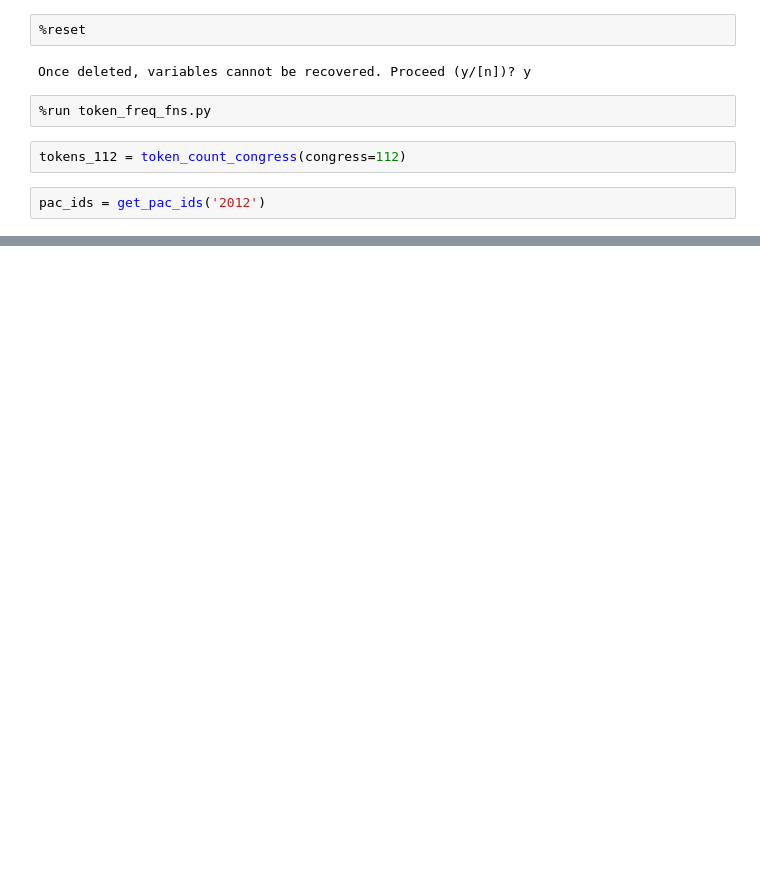
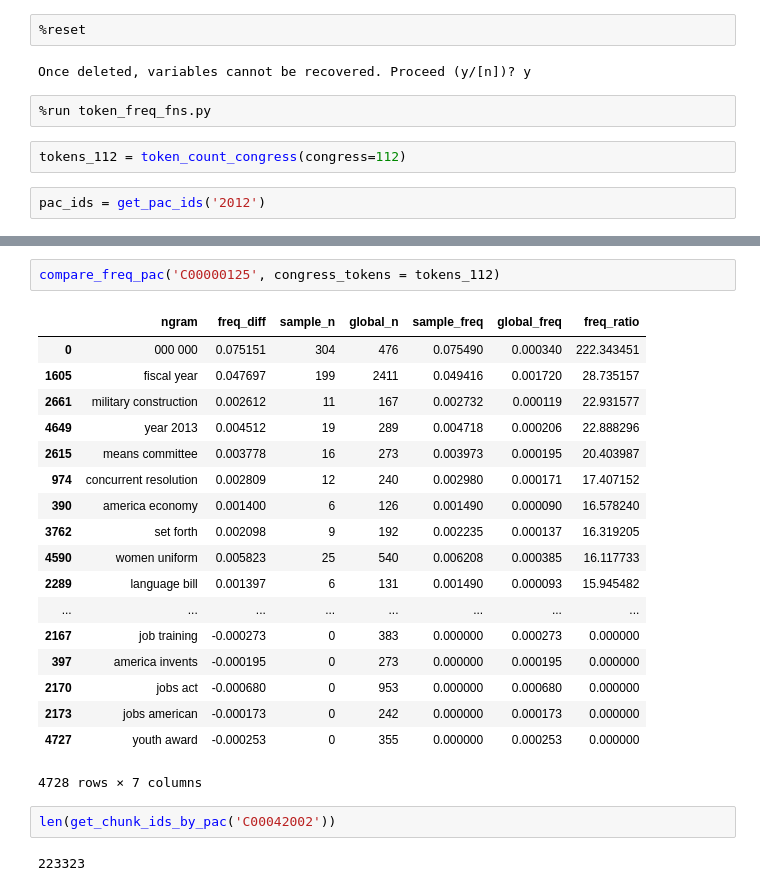
Before and after one commit to swiftsam/KeywordInfluence, a Jupyter notebook: reports/save web data.ipynb, the cells around one changed output, grey strips where cells are left out. Drawn from its saved outputs; the diff is of its cells as text; blank space fills up the shorter version.

```diff
--- a/reports/save web data.ipynb
+++ b/reports/save web data.ipynb
@@ -34,0 +69,25 @@ pac_ids[:10]
+# %%
+compare_freq_pac('C00000125', congress_tokens = tokens_112)
+# %% [output]
+|  | ngram | freq_diff | sample_n | global_n | sample_freq | global_freq | freq_ratio |
+| 0 | 000 000 | 0.075151 | 304 | 476 | 0.075490 | 0.000340 | 222.343451 |
+| 1605 | fiscal year | 0.047697 | 199 | 2411 | 0.049416 | 0.001720 | 28.735157 |
+| 2661 | military construction | 0.002612 | 11 | 167 | 0.002732 | 0.000119 | 22.931577 |
+| 4649 | year 2013 | 0.004512 | 19 | 289 | 0.004718 | 0.000206 | 22.888296 |
+| 2615 | means committee | 0.003778 | 16 | 273 | 0.003973 | 0.000195 | 20.403987 |
+| 974 | concurrent resolution | 0.002809 | 12 | 240 | 0.002980 | 0.000171 | 17.407152 |
+| 390 | america economy | 0.001400 | 6 | 126 | 0.001490 | 0.000090 | 16.578240 |
+| 3762 | set forth | 0.002098 | 9 | 192 | 0.002235 | 0.000137 | 16.319205 |
+| 4590 | women uniform | 0.005823 | 25 | 540 | 0.006208 | 0.000385 | 16.117733 |
+| 2289 | language bill | 0.001397 | 6 | 131 | 0.001490 | 0.000093 | 15.945482 |
+| ... | ... | ... | ... | ... | ... | ... | ... |
+| 2167 | job training | -0.000273 | 0 | 383 | 0.000000 | 0.000273 | 0.000000 |
+| 397 | america invents | -0.000195 | 0 | 273 | 0.000000 | 0.000195 | 0.000000 |
+| 2170 | jobs act | -0.000680 | 0 | 953 | 0.000000 | 0.000680 | 0.000000 |
+| 2173 | jobs american | -0.000173 | 0 | 242 | 0.000000 | 0.000173 | 0.000000 |
+| 4727 | youth award | -0.000253 | 0 | 355 | 0.000000 | 0.000253 | 0.000000 |
+4728 rows × 7 columns
+# %%
+len(get_chunk_ids_by_pac('C00042002'))
+# %% [output]
+223323
```
Also changed, not shown: parts of 8 cells of this notebook, 8 other files.
